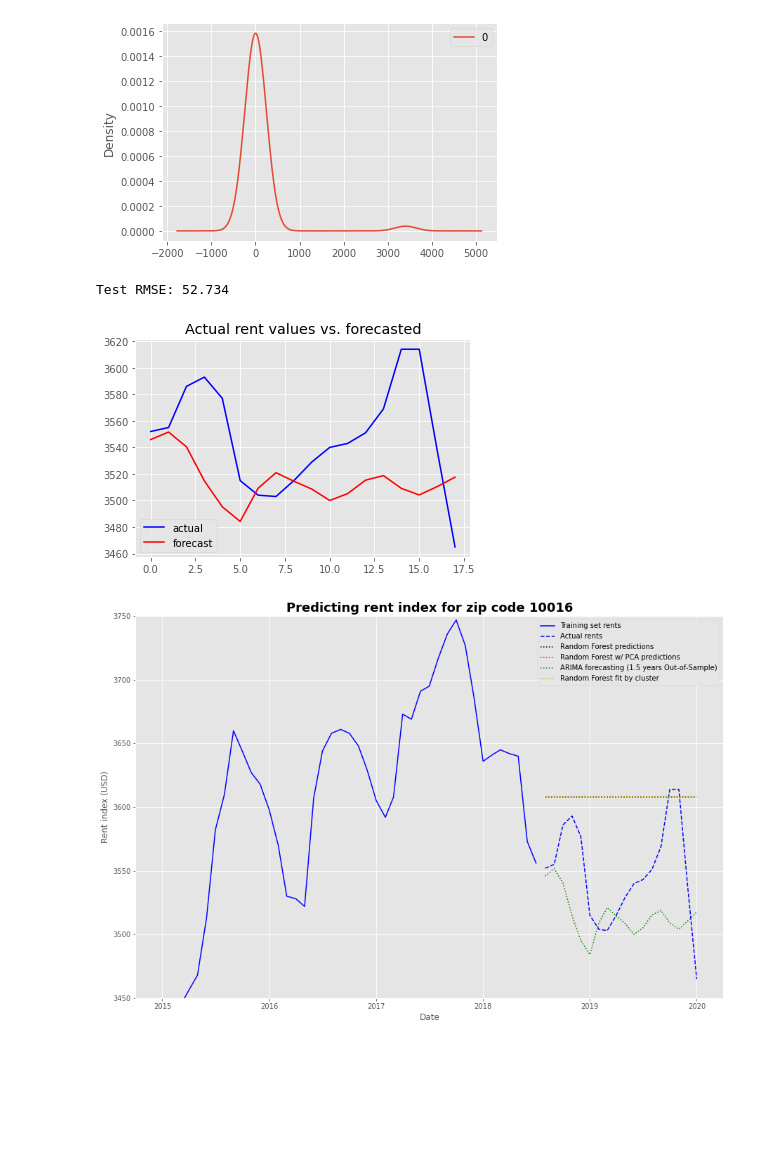
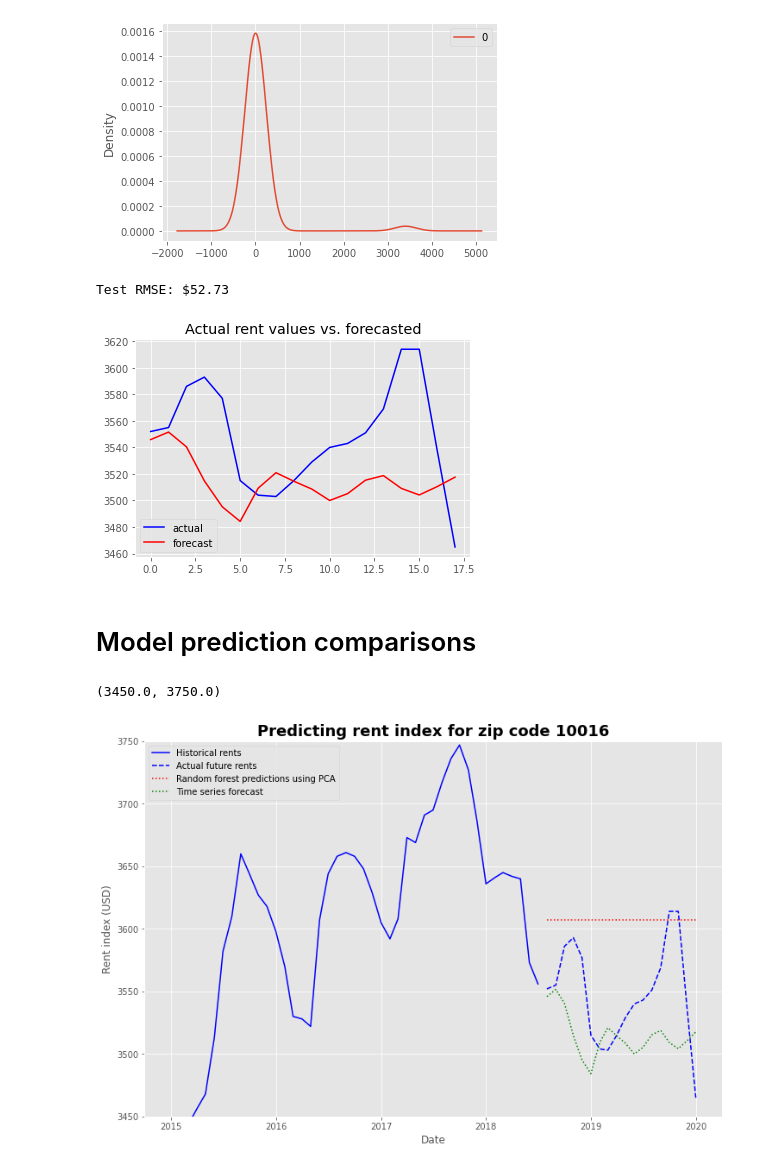
Before and after one commit to EugeniaDickson/zillow_rent_index, a Jupyter notebook: DouglasPizac/rent_model.ipynb, the cells around one changed output. Cells and saved outputs as stored; diff of their text form; code cells hidden in the pictures; blank space fills up the shorter version.

```diff
--- a/DouglasPizac/rent_model.ipynb
+++ b/DouglasPizac/rent_model.ipynb
@@ -530,7 +570,7 @@ for yhat in forecast:
 # %%
 # evaluate forecasts
 rmse = mean_squared_error(ny_test_rent, predictions,squared = False)
-print('Test RMSE: %.3f' % rmse)
+print('Test RMSE: $%.2f' % rmse)
 # plot forecasts against actual outcomes
 plt.plot(test, color = 'blue')
 plt.plot(predictions, color='red')
@@ -538,24 +578,25 @@ plt.legend(['actual','forecast'])
 plt.title('Actual rent values vs. forecasted')
 plt.show()
 # %% [output]
-Test RMSE: 52.734
+Test RMSE: $52.73
 [figure]
+# %% [markdown]
+# Model prediction comparisons
 # %%
-plt.figure(figsize = (15,10))
+plt.figure(figsize = (12,8))
 plt.plot(ny_train_rent,'b')
 plt.plot(ny_test_rent,'b--')
-plt.plot(np.exp(ny_predictions),'k:')
 plt.plot(np.exp(pca_predictors),'r:')
 plt.plot(pd.Series(predictions,index = ny_test_rent.index),'g:')
-plt.plot(pd.Series(np.exp(clust), index = ny_test_rent.index),'y:')
 
-plt.legend(['Training set rents','Actual rents',
-            'Random Forest predictions',
-            'Random Forest w/ PCA predictions','ARIMA forecasting (1.5 years Out-of-Sample)','Random Forest fit by cluster'])
+
+plt.legend(['Historical rents','Actual future rents',
+            'Random forest predictions using PCA',
+            'Time series forecast'],loc = 'upper left')
 plt.title('Predicting rent index for zip code 10016', fontsize = 18, fontweight = 'bold')
 plt.xlabel('Date')
 plt.ylabel('Rent index (USD)')
 plt.ylim([3450,3750])
-plt.show()
 # %% [output]
+(3450.0, 3750.0)
-[figure, old version]
+[figure, new version]
```
Also changed, not shown: parts of 19 cells of this notebook, 1 other file.
